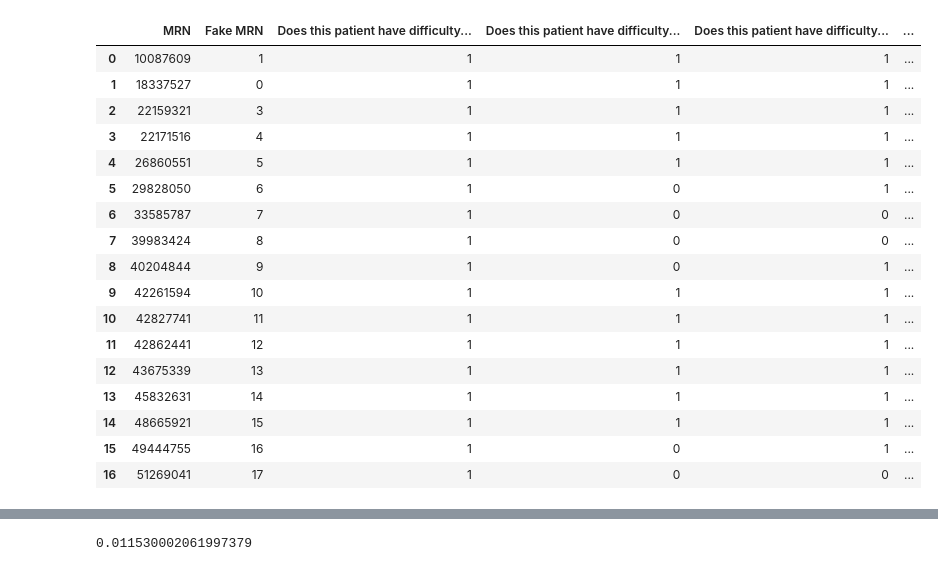
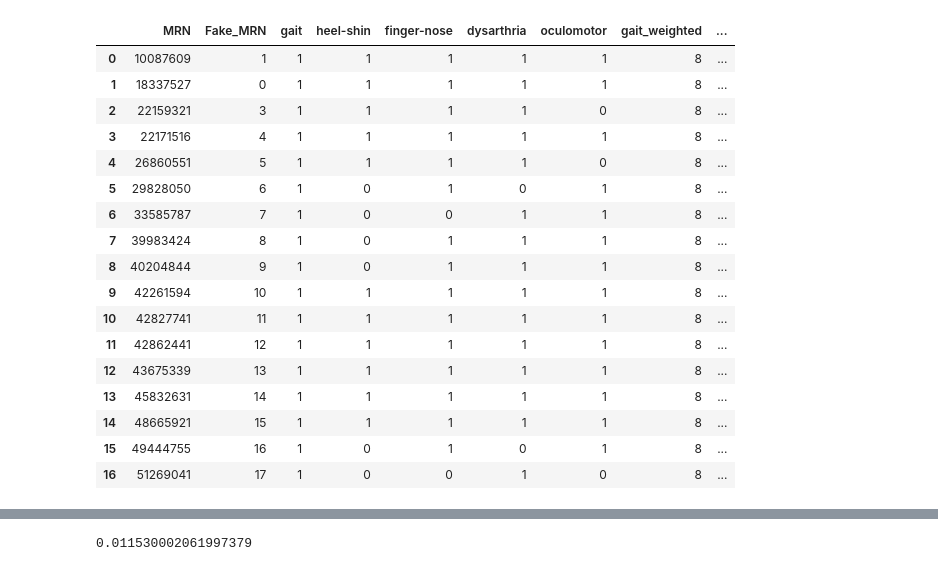
Before and after one commit to Calvinwhow/ReviewPyper, a Jupyter notebook: dev_tools/correl_of_yes-no_bars_to_real_bars_score.ipynb, the cells around one changed output, grey strips where cells are left out. Cells and saved outputs as stored; diff of their text form; code cells hidden in the pictures.

```diff
--- a/dev_tools/correl_of_yes-no_bars_to_real_bars_score.ipynb
+++ b/dev_tools/correl_of_yes-no_bars_to_real_bars_score.ipynb
@@ -5,29 +5,35 @@ import matplotlib.pyplot as plt
 # %%
 real_bars = pd.read_csv('/Users/rm026/Documents/msa/msa_local_filelist_w_baseline_info.csv')
 ground_truth = pd.read_csv('/Users/rm026/Documents/code/reviewpyper_testing/unredacted_msa_ground_truth_w_maybes.csv')
 ground_truth.replace({2:0}, inplace=True)
-bars_cols=list(ground_truth.columns)[2:]
-ground_truth['mean']=ground_truth[bars_cols].mean(axis=1)
+ground_truth.columns=['MRN','Fake_MRN','gait','heel-shin','finger-nose','dysarthria','oculomotor']
+qs={'gait':8, 'heel-shin':4, 'finger-nose':4, 'dysarthria':4, 'oculomotor':2}
+weighted_cols=[]
+for question, weight in qs.items():
+    # merged
+    ground_truth[f'{question}_weighted']=ground_truth[question]*weight
+    weighted_cols.append(f'{question}_weighted')
+ground_truth['estimated_bars']=ground_truth[weighted_cols].sum(axis=1)
 ground_truth
 # %% [output]
-|  | MRN | Fake MRN | Does this patient have difficulty... | Does this patient have difficulty... | Does this patient have difficulty... | ... |
-| 0 | 10087609 | 1 | 1 | 1 | 1 | ... |
-| 1 | 18337527 | 0 | 1 | 1 | 1 | ... |
-| 2 | 22159321 | 3 | 1 | 1 | 1 | ... |
-| 3 | 22171516 | 4 | 1 | 1 | 1 | ... |
-| 4 | 26860551 | 5 | 1 | 1 | 1 | ... |
-| 5 | 29828050 | 6 | 1 | 0 | 1 | ... |
-| 6 | 33585787 | 7 | 1 | 0 | 0 | ... |
-| 7 | 39983424 | 8 | 1 | 0 | 0 | ... |
-| 8 | 40204844 | 9 | 1 | 0 | 1 | ... |
-| 9 | 42261594 | 10 | 1 | 1 | 1 | ... |
-| 10 | 42827741 | 11 | 1 | 1 | 1 | ... |
-| 11 | 42862441 | 12 | 1 | 1 | 1 | ... |
-| 12 | 43675339 | 13 | 1 | 1 | 1 | ... |
-| 13 | 45832631 | 14 | 1 | 1 | 1 | ... |
-| 14 | 48665921 | 15 | 1 | 1 | 1 | ... |
-| 15 | 49444755 | 16 | 1 | 0 | 1 | ... |
-| 16 | 51269041 | 17 | 1 | 0 | 0 | ... |
+|  | MRN | Fake_MRN | gait | heel-shin | finger-nose | dysarthria | oculomotor | gait_weighted | ... |
+| 0 | 10087609 | 1 | 1 | 1 | 1 | 1 | 1 | 8 | ... |
+| 1 | 18337527 | 0 | 1 | 1 | 1 | 1 | 1 | 8 | ... |
+| 2 | 22159321 | 3 | 1 | 1 | 1 | 1 | 0 | 8 | ... |
+| 3 | 22171516 | 4 | 1 | 1 | 1 | 1 | 1 | 8 | ... |
+| 4 | 26860551 | 5 | 1 | 1 | 1 | 1 | 0 | 8 | ... |
+| 5 | 29828050 | 6 | 1 | 0 | 1 | 0 | 1 | 8 | ... |
+| 6 | 33585787 | 7 | 1 | 0 | 0 | 1 | 1 | 8 | ... |
+| 7 | 39983424 | 8 | 1 | 0 | 1 | 1 | 1 | 8 | ... |
+| 8 | 40204844 | 9 | 1 | 0 | 1 | 1 | 1 | 8 | ... |
+| 9 | 42261594 | 10 | 1 | 1 | 1 | 1 | 1 | 8 | ... |
+| 10 | 42827741 | 11 | 1 | 1 | 1 | 1 | 1 | 8 | ... |
+| 11 | 42862441 | 12 | 1 | 1 | 1 | 1 | 1 | 8 | ... |
+| 12 | 43675339 | 13 | 1 | 1 | 1 | 1 | 1 | 8 | ... |
+| 13 | 45832631 | 14 | 1 | 1 | 1 | 1 | 1 | 8 | ... |
+| 14 | 48665921 | 15 | 1 | 1 | 1 | 1 | 1 | 8 | ... |
+| 15 | 49444755 | 16 | 1 | 0 | 1 | 0 | 1 | 8 | ... |
+| 16 | 51269041 | 17 | 1 | 0 | 0 | 1 | 0 | 8 | ... |
 # %%
 mylist=[]
 for sub in real_bars['MRN'].unique():
```
Also changed, not shown: parts of 4 cells of this notebook, 4 other files.
